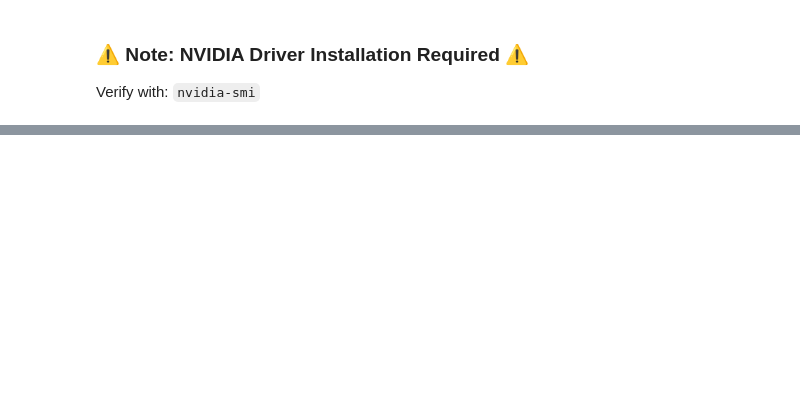
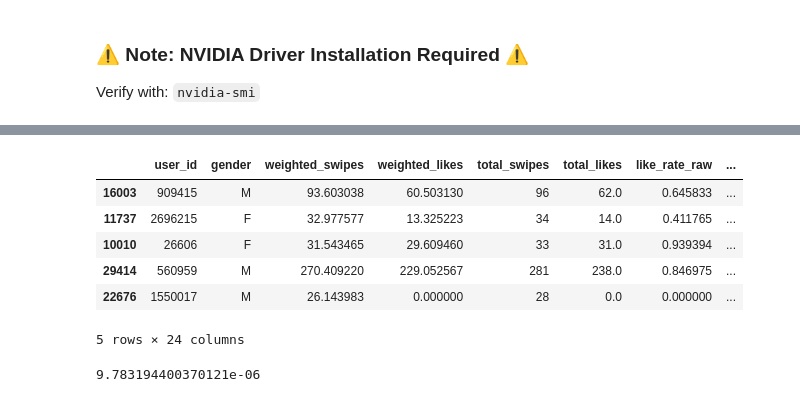
Before and after one commit to zainansarii/matchmaker, a Jupyter notebook: examples/basic_usage.ipynb, the cells around one changed output, grey strips where cells are left out. Cells and saved outputs as stored; diff of their text form; code cells hidden in the pictures; blank space fills up the shorter version.

```diff
--- a/examples/basic_usage.ipynb
+++ b/examples/basic_usage.ipynb
@@ -29,3 +52,17 @@ user_df = engine.user_df
 interaction_df = engine.interaction_df
 interaction_graph = engine.interaction_graph
 als_model = engine.als_model
+# %%
+user_df.dropna().sample(5)
+# %% [output]
+|  | user_id | gender | weighted_swipes | weighted_likes | total_swipes | total_likes | like_rate_raw | ... |
+| 16003 | 909415 | M | 93.603038 | 60.503130 | 96 | 62.0 | 0.645833 | ... |
+| 11737 | 2696215 | F | 32.977577 | 13.325223 | 34 | 14.0 | 0.411765 | ... |
+| 10010 | 26606 | F | 31.543465 | 29.609460 | 33 | 31.0 | 0.939394 | ... |
+| 29414 | 560959 | M | 270.409220 | 229.052567 | 281 | 238.0 | 0.846975 | ... |
+| 22676 | 1550017 | M | 26.143983 | 0.000000 | 28 | 0.0 | 0.000000 | ... |
+5 rows × 24 columns
+# %%
+als_model.mutual_score(male_id=1550017, female_id=743353)
+# %% [output]
+9.783194400370121e-06
```
Also changed, not shown: parts of 12 cells of this notebook, 3 other files.
